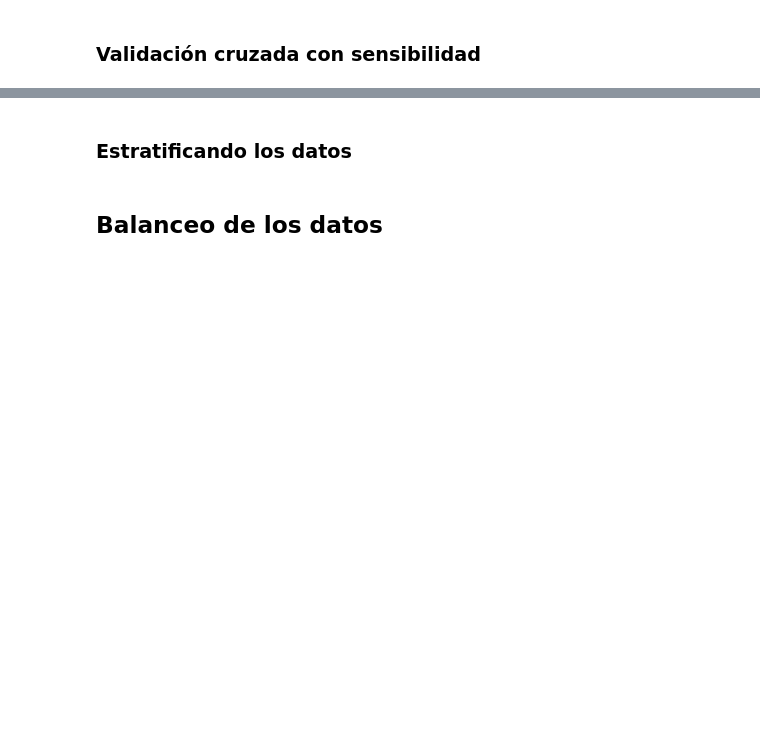
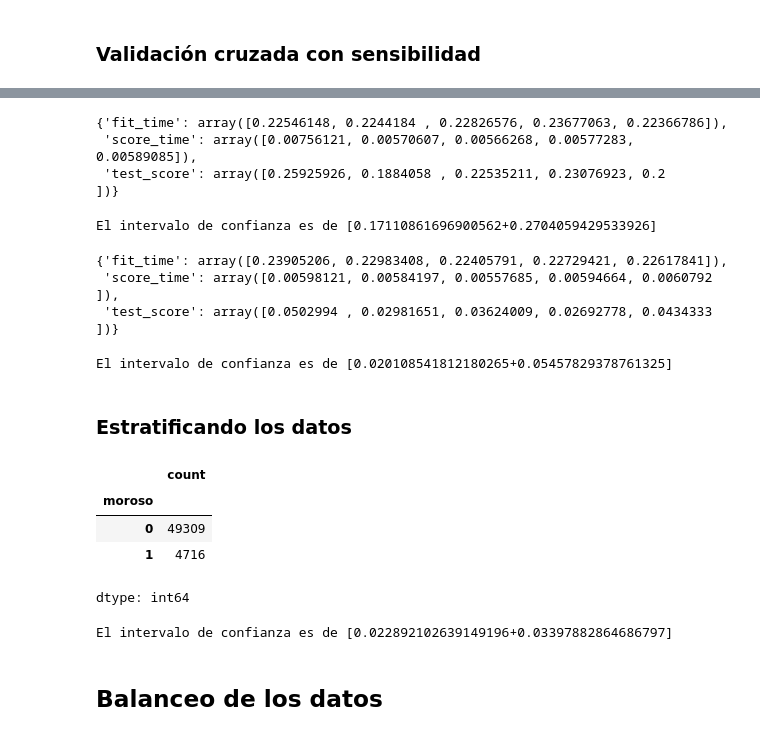
Before and after one commit to MiguelFigueroa02/alura_Machine_Learning, a Jupyter notebook: metricas/Clasificacion_validacion_y_metricas.ipynb, the cells around one changed output, grey strips where cells are left out. Saved outputs shown, nothing was run; the diff lists cells and outputs as text; code cells hidden in the pictures; blank space fills up the shorter version.

```diff
--- a/metricas/Clasificacion_validacion_y_metricas.ipynb
+++ b/metricas/Clasificacion_validacion_y_metricas.ipynb
@@ -258,2 +290,41 @@ El intervalo de confianza es de [0.8982667951006195+0.918592394344374]
+# %%
+# Evaluación de la precisión
+modelo_ejemplo = DecisionTreeClassifier(max_depth=10)
+kf = KFold(n_splits=5, shuffle=True, random_state=5)
+cv_res_ej = cross_validate(modelo_ejemplo,X,y, cv=kf, scoring='precision')
+cv_res_ej
+# %% [output]
+{'fit_time': array([0.22546148, 0.2244184 , 0.22826576, 0.23677063, 0.22366786]),
+ 'score_time': array([0.00756121, 0.00570607, 0.00566268, 0.00577283, 0.00589085]),
+ 'test_score': array([0.25925926, 0.1884058 , 0.22535211, 0.23076923, 0.2       ])}
+# %%
+#evaluación precision
+intervalo_confianza(cv_res_ej)
+# %% [output]
+El intervalo de confianza es de [0.17110861696900562+0.2704059429533926]
+# %%
+#f1-score
+modelo_ejemplo = DecisionTreeClassifier(max_depth=10)
+kf = KFold(n_splits=5, shuffle=True, random_state=5)
+cv_res_ej = cross_validate(modelo_ejemplo,X,y, cv=kf, scoring='f1')
+cv_res_ej
+# %% [output]
+{'fit_time': array([0.23905206, 0.22983408, 0.22405791, 0.22729421, 0.22617841]),
+ 'score_time': array([0.00598121, 0.00584197, 0.00557685, 0.00594664, 0.0060792 ]),
+ 'test_score': array([0.0502994 , 0.02981651, 0.03624009, 0.02692778, 0.0434333 ])}
+# %%
+#f1-score
+
+intervalo_confianza(cv_res_ej)
+# %% [output]
+El intervalo de confianza es de [0.020108541812180265+0.05457829378761325]
 # %% [markdown]
 ### Estratificando los datos
+# %%
+datos['moroso'].value_counts()
+# %% [output]
+|  | count |
+| moroso |  |
+| 0 | 49309 |
+| 1 | 4716 |
+dtype: int64
@@ -260,3 +337,7 @@ El intervalo de confianza es de [0.8982667951006195+0.918592394344374]
+# %%
+intervalo_confianza(cv_resultados)
+# %% [output]
+El intervalo de confianza es de [0.022892102639149196+0.03397882864686797]
 # %% [markdown]
 ## <font color='dark'>Balanceo de los datos</h1>
 # %% [markdown]
```
Also changed, not shown: parts of 21 cells of this notebook.
